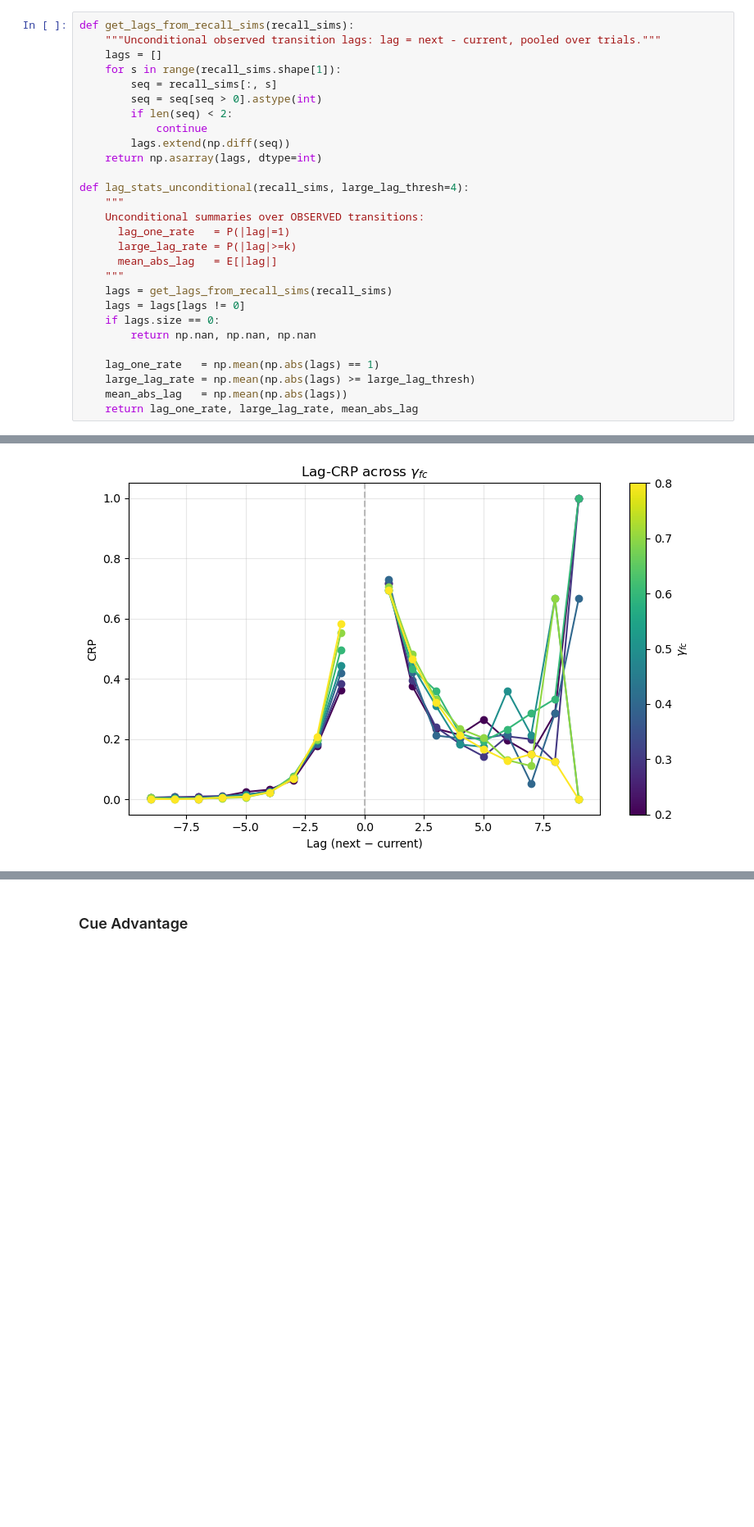
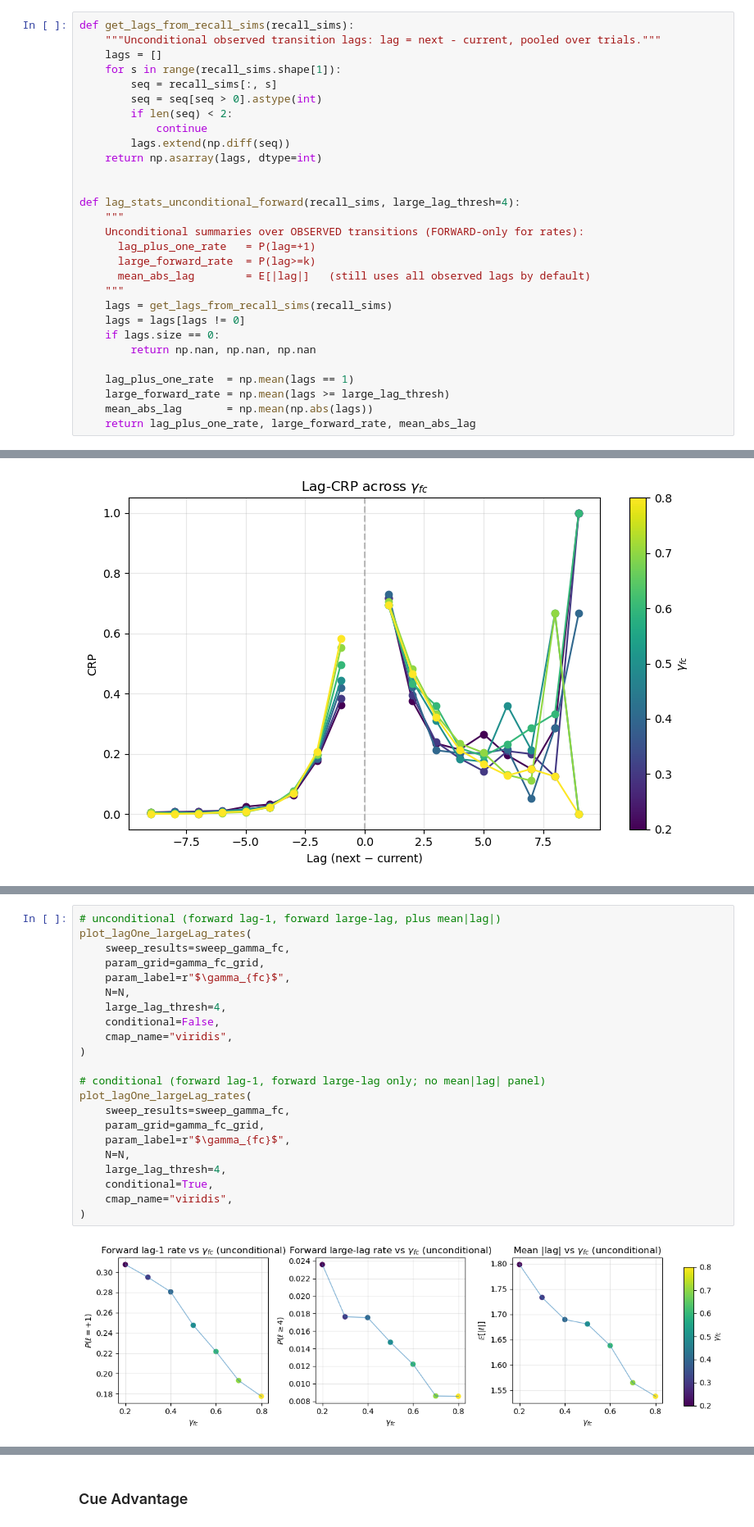
Before and after one commit to beaverjuly/PTSD_MemorySegmentation, a Jupyter notebook: external/CMR_SEM/CMR_MultiParameterSweep.ipynb, the cells around one changed output, grey strips where cells are left out. Shown at 82% size. Cells and saved outputs as stored; diff of their text form; blank space fills up the shorter version.

```diff
--- a/external/CMR_SEM/CMR_MultiParameterSweep.ipynb
+++ b/external/CMR_SEM/CMR_MultiParameterSweep.ipynb
@@ -736,22 +718,23 @@ def get_lags_from_recall_sims(recall_sims):
         lags.extend(np.diff(seq))
     return np.asarray(lags, dtype=int)
 
-def lag_stats_unconditional(recall_sims, large_lag_thresh=4):
+
+def lag_stats_unconditional_forward(recall_sims, large_lag_thresh=4):
     """
-    Unconditional summaries over OBSERVED transitions:
-      lag_one_rate   = P(|lag|=1)
-      large_lag_rate = P(|lag|>=k)
-      mean_abs_lag   = E[|lag|]
+    Unconditional summaries over OBSERVED transitions (FORWARD-only for rates):
+      lag_plus_one_rate   = P(lag=+1)
+      large_forward_rate  = P(lag>=k)
+      mean_abs_lag        = E[|lag|]   (still uses all observed lags by default)
     """
     lags = get_lags_from_recall_sims(recall_sims)
     lags = lags[lags != 0]
     if lags.size == 0:
         return np.nan, np.nan, np.nan
 
-    lag_one_rate   = np.mean(np.abs(lags) == 1)
-    large_lag_rate = np.mean(np.abs(lags) >= large_lag_thresh)
-    mean_abs_lag   = np.mean(np.abs(lags))
-    return lag_one_rate, large_lag_rate, mean_abs_lag
+    lag_plus_one_rate  = np.mean(lags == 1)
+    large_forward_rate = np.mean(lags >= large_lag_thresh)
+    mean_abs_lag       = np.mean(np.abs(lags))
+    return lag_plus_one_rate, large_forward_rate, mean_abs_lag
 # %% [markdown]
 ---
 ## Model Internal Diagnostics
@@ -1886,0 +1954,24 @@ Across all $\gamma_{fc}$ values, curves show a strong peak at lag = +1, indicati
+# %%
+# unconditional (forward lag-1, forward large-lag, plus mean|lag|)
+plot_lagOne_largeLag_rates(
+    sweep_results=sweep_gamma_fc,
+    param_grid=gamma_fc_grid,
+    param_label=r"$\gamma_{fc}$",
+    N=N,
+    large_lag_thresh=4,
+    conditional=False,
+    cmap_name="viridis",
+)
+
+# conditional (forward lag-1, forward large-lag only; no mean|lag| panel)
+plot_lagOne_largeLag_rates(
+    sweep_results=sweep_gamma_fc,
+    param_grid=gamma_fc_grid,
+    param_label=r"$\gamma_{fc}$",
+    N=N,
+    large_lag_thresh=4,
+    conditional=True,
+    cmap_name="viridis",
+)
+# %% [output]
+[figure, added]
```
Also changed, not shown: parts of 24 cells of this notebook.
